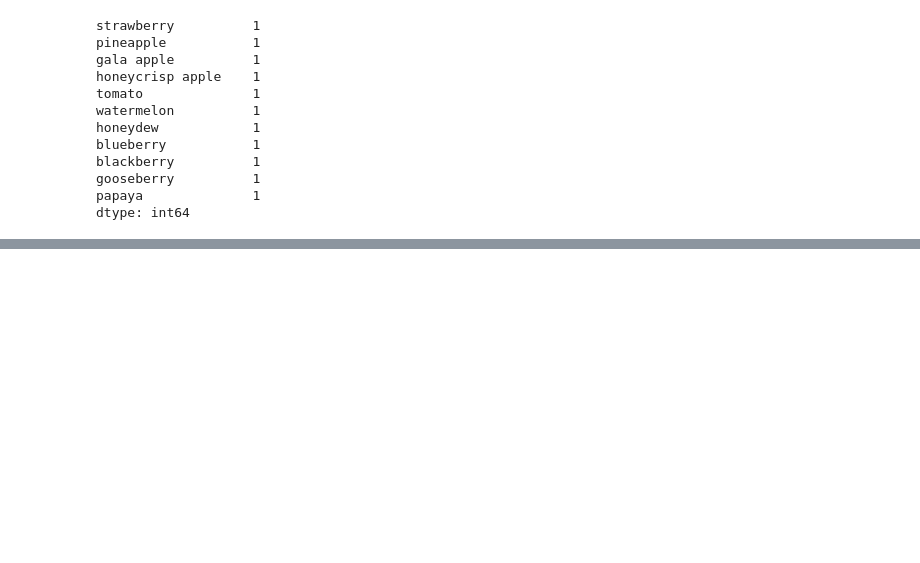
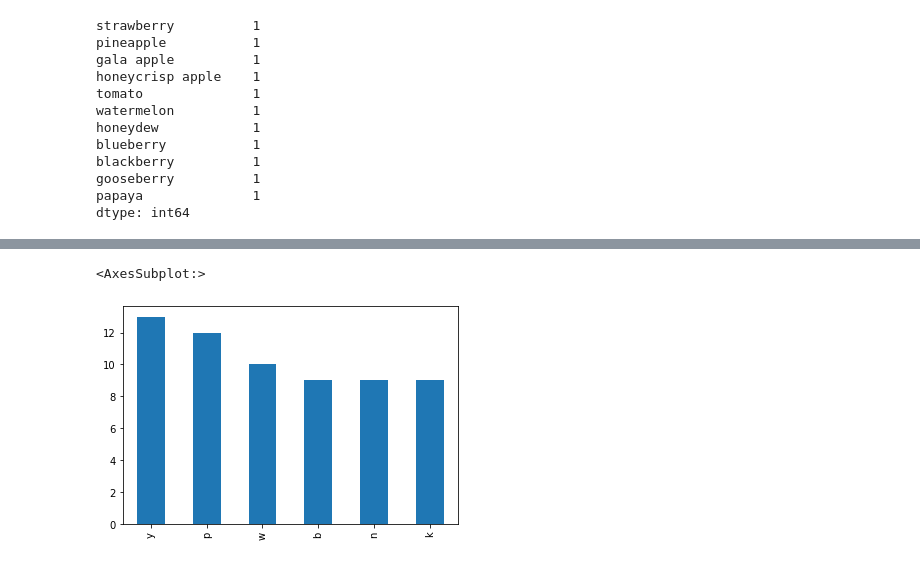
Before and after one commit to Chenchen070/numpy-pandas-visualization-exercises, a Jupyter notebook: pandas_series.ipynb, the cells around one changed output, grey strips where cells are left out. Cells and saved outputs as stored; diff of their text form; code cells hidden in the pictures; blank space fills up the shorter version.

```diff
--- a/pandas_series.ipynb
+++ b/pandas_series.ipynb
@@ -156,0 +382,5 @@ dtype: int64
+# %%
+letter_series.value_counts().nlargest(n=6).plot.bar()
+# %% [output]
+<AxesSubplot:>
+[figure, added]
```
Also changed, not shown: parts of 61 cells of this notebook.
